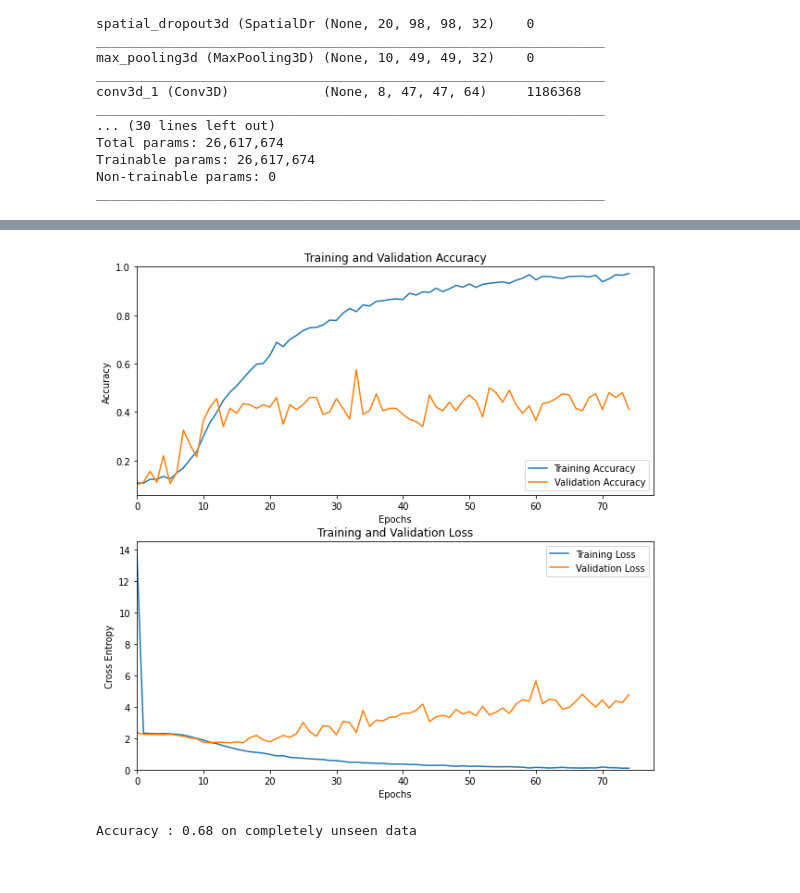
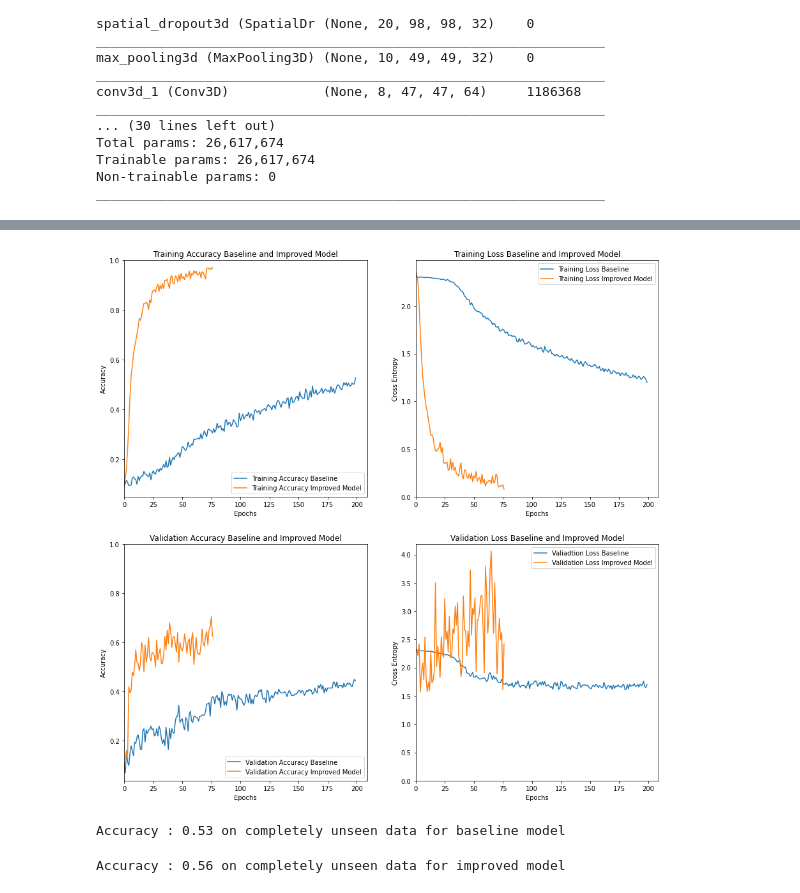
Before and after one commit to machtg/bangkit-final-project, a Jupyter notebook: Final_Project.ipynb, the cells around one changed output, grey strips where cells are left out. Saved outputs shown, nothing was run; the diff lists cells and outputs as text; code cells hidden in the pictures.

```diff
--- a/Final_Project.ipynb
+++ b/Final_Project.ipynb
@@ -446,3 +453,6 @@ def LipNNvar ():
   model.add(Dense(10, activation = 'softmax'))
 
   return model
+# %%
+model1 = LipNNvar()
+model1.summary()
@@ -448,0 +477,5 @@ def LipNNvar ():
+# %%
+model1.compile(loss = 'categorical_crossentropy', optimizer = 'Adagrad', metrics = ['accuracy'])
+# %%
+history1 = model1.fit(X_train, Y_train, batch_size = 10, epochs = 200,
+                    validation_data = (X_val, Y_val), shuffle = True, )
@@ -497,7 +548,7 @@ Trainable params: 26,617,674
 Non-trainable params: 0
 _________________________________________________________________
 # %%
-model.compile(loss = 'categorical_crossentropy', optimizer = Cont_Coin_Betting(), metrics = ['accuracy'])
+model.compile(loss = 'categorical_crossentropy', optimizer = 'Adam', metrics = ['accuracy'])
 # %%
 history = model.fit(X_train, Y_train, batch_size = 10, epochs = 200,
                     validation_data = (X_val, Y_val), shuffle = True,
@@ -523,35 +574,78 @@ Epoch 75/200
 # %%
 ## Model validation
+
+acc1 = history1.history['accuracy']
+val_acc1 = history1.history['val_accuracy']
+
+loss1 = history1.history['loss']
+val_loss1 = history1.history['val_loss']
 
 acc = history.history['accuracy']
 val_acc = history.history['val_accuracy']
 
 loss = history.history['loss']
 val_loss = history.history['val_loss']
 
-plt.figure(figsize=(10, 10))
-plt.subplot(2, 1, 1)
-plt.plot(acc, label='Training Accuracy')
-plt.plot(val_acc, label='Validation Accuracy')
+plt.figure(figsize=(15, 15))
+plt.subplot(2, 2, 1)
+plt.plot(acc1, label='Training Accuracy Baseline')
+plt.plot(acc, label='Training Accuracy Improved Model')
 plt.legend(loc='lower right')
 plt.ylabel('Accuracy')
 plt.ylim([min(plt.ylim()),1])
 plt.xlabel('Epochs')
 plt.xlim([0, max(plt.xlim())])
-plt.title('Training and Validation Accuracy')
+plt.title('Training Accuracy Baseline and Improved Model')
 
-plt.subplot(2, 1, 2)
-plt.plot(loss, label='Training Loss')
-plt.plot(val_loss, label='Validation Loss')
+plt.subplot(2, 2, 2)
+plt.plot(loss1, label='Training Loss Baseline')
+plt.plot(loss, label='Training Loss Improved Model')
 plt.legend(loc='upper right')
 plt.ylabel('Cross Entropy')
 plt.ylim([0,max(plt.ylim())])
 plt.xlim([0, max(plt.xlim())])
-plt.title('Training and Validation Loss')
+plt.title('Training Loss Baseline and Improved Model')
+plt.xlabel('Epochs')
+
+plt.subplot(2, 2, 3)
+plt.plot(val_acc1, label='Validation Accuracy Baseline')
+plt.plot(val_acc, label='Validation Accuracy Improved Model')
+plt.legend(loc='lower right')
+plt.ylabel('Accuracy')
+plt.ylim([min(plt.ylim()),1])
+plt.xlabel('Epochs')
+plt.xlim([0, max(plt.xlim())])
+plt.title('Validation Accuracy Baseline and Improved Model')
+
+plt.subplot(2, 2, 4)
+plt.plot(val_loss1, label='Valiadtion Loss Baseline')
+plt.plot(val_loss, label='Validation Loss Improved Model')
+plt.legend(loc='upper right')
+plt.ylabel('Cross Entropy')
+plt.ylim([0,max(plt.ylim())])
+plt.xlim([0, max(plt.xlim())])
+plt.title('Validation Loss Baseline and Improved Model')
 plt.xlabel('Epochs')
 plt.show()
 # %% [output]
-[figure, old version]
+[figure, new version]
+# %%
+#Prediction for testing data for Baseline model
+Y_pred = model1.predict(X_test)
+
+predicted_words = [words[i] for i in np.argmax(Y_pred, axis=1)]
+actual_words = [words[i] for i in np.argmax(Y_test, axis=1)]
+
+correct = 0
+for predicted, actual in zip(predicted_words, actual_words):
+    if predicted == actual:
+        correct += 1
+#     print(f"Predicted : {p} \t Actual : {a}")
+
+accuracy = correct/len(actual_words)
+print(f"Accuracy : {accuracy} on completely unseen data for baseline model")
+# %% [output]
+Accuracy : 0.53 on completely unseen data for baseline model
 # %%
 #Prediction for testing data
 Y_pred = model.predict(X_test)
@@ -566,6 +660,6 @@ for predicted, actual in zip(predicted_words, actual_words):
 #     print(f"Predicted : {p} \t Actual : {a}")
 
 accuracy = correct/len(actual_words)
-print(f"Accuracy : {accuracy} on completely unseen data")
+print(f"Accuracy : {accuracy} on completely unseen data for improved model")
 # %% [output]
-Accuracy : 0.68 on completely unseen data
+Accuracy : 0.56 on completely unseen data for improved model
```
Also changed, not shown: parts of 10 cells of this notebook.
